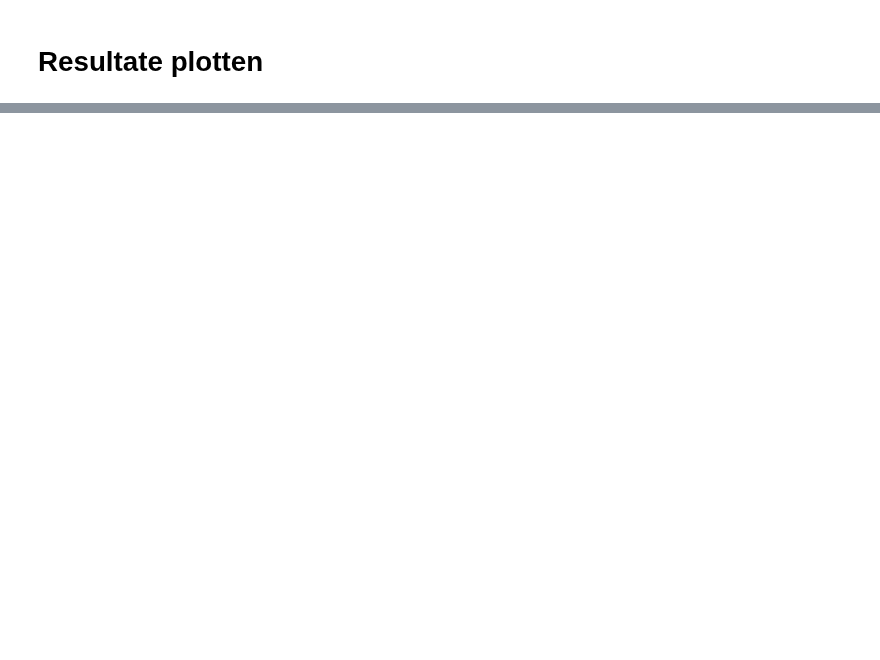
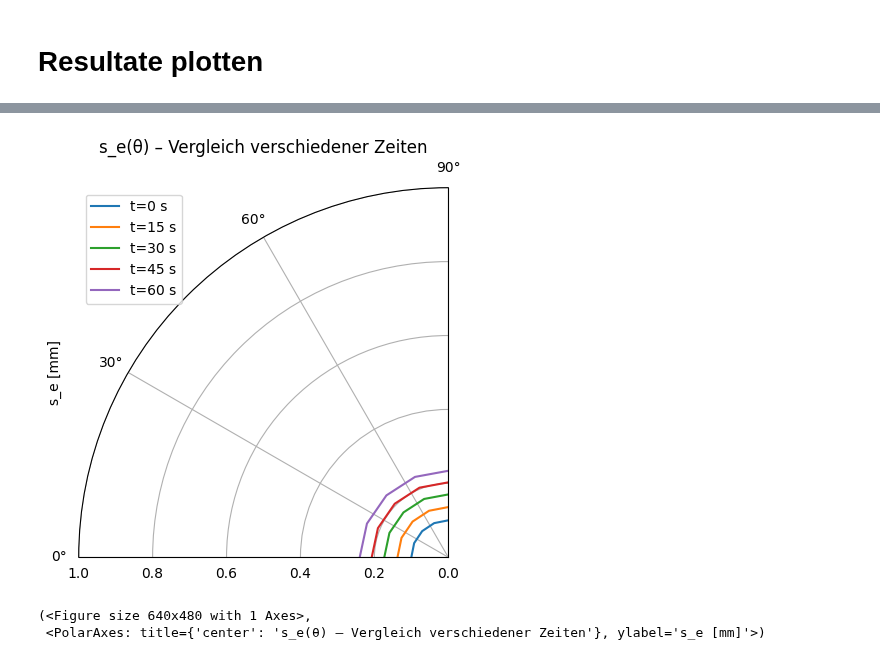
Before and after one commit to Lakito0100/MSE_VT1_luethluk, a Jupyter notebook: Examples/run_test_edge_domain.ipynb, the cells around one changed output, grey strips where cells are left out. Saved outputs shown, nothing was run; the diff lists cells and outputs as text; code cells hidden in the pictures; blank space fills up the shorter version.

```diff
--- a/Examples/run_test_edge_domain.ipynb
+++ b/Examples/run_test_edge_domain.ipynb
@@ -115,10 +147,14 @@ plot.plot_spatial_slice(
 # %%
-plot.plot_spatial_slice(
-    y=results.data["s_e"],     # shape: (time, theta)
-    vary="theta",                 # we’re slicing along θ
-    r_idx=plot_time,
-    t_idx=plot_time,                 # pick the time index
-    ylabel="s_e [m]",
-    title=f"s_e(θ) bei t={results.data['t'][plot_time]} s" if "t" in results.data else "s_e(θ)",
-    marker=None
+plot.plot_frost_polar_slice(
+    y=data["s_e"],
+    vary="theta",
+    t_idx=np.linspace(0, len(data["t"]) - 1, 5, dtype=int),
+    t=data.get("t", None),
+    unit="mm",
+    theta_max=np.pi/2,
+    title="s_e(θ) – Vergleich verschiedener Zeiten"
 )
+# %% [output]
+[figure, added]
+(<Figure size 640x480 with 1 Axes>,
+ <PolarAxes: title={'center': 's_e(θ) – Vergleich verschiedener Zeiten'}, ylabel='s_e [mm]'>)
```
Also changed, not shown: parts of 7 cells of this notebook, 5 other files.
